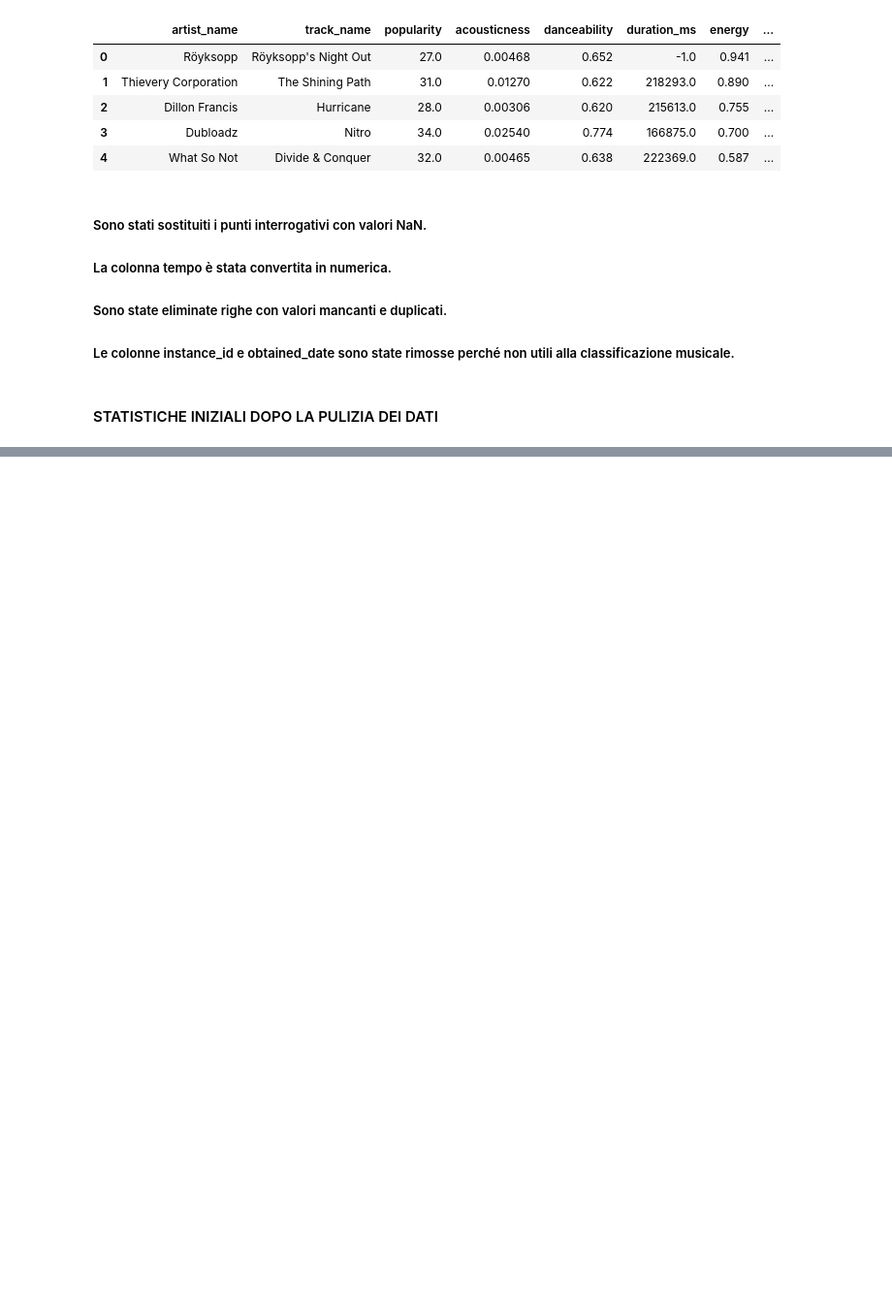
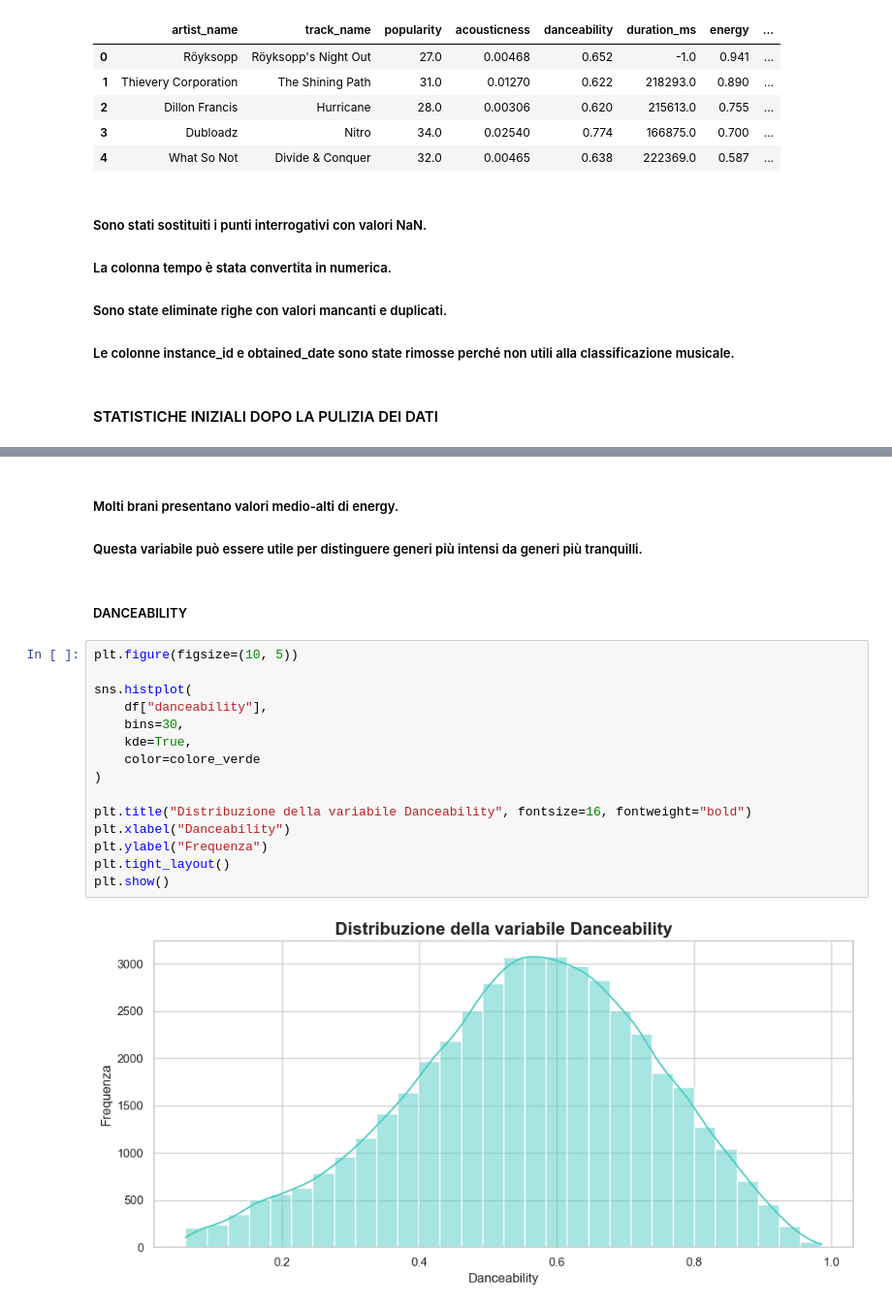
Before and after one commit to lunazenon/ClassificazioneGeneriMusicali, a Jupyter notebook: classificazione_generi_musicali.ipynb, the cells around one changed output, grey strips where cells are left out. Shown at 97% size. Saved outputs shown, nothing was run; the diff lists cells and outputs as text; blank space fills up the shorter version.

```diff
--- a/classificazione_generi_musicali.ipynb
+++ b/classificazione_generi_musicali.ipynb
@@ -148,0 +252,22 @@ df.describe()
+# %% [markdown]
+##### Molti brani presentano valori medio-alti di energy.
+##### Questa variabile può essere utile per distinguere generi più intensi da generi più tranquilli.
+# %% [markdown]
+##### DANCEABILITY
+# %%
+plt.figure(figsize=(10, 5))
+
+sns.histplot(
+    df["danceability"],
+    bins=30,
+    kde=True,
+    color=colore_verde
+)
+
+plt.title("Distribuzione della variabile Danceability", fontsize=16, fontweight="bold")
+plt.xlabel("Danceability")
+plt.ylabel("Frequenza")
+plt.tight_layout()
+plt.show()
+# %% [output]
+[figure, added]
```
Also changed, not shown: parts of 21 cells of this notebook.
